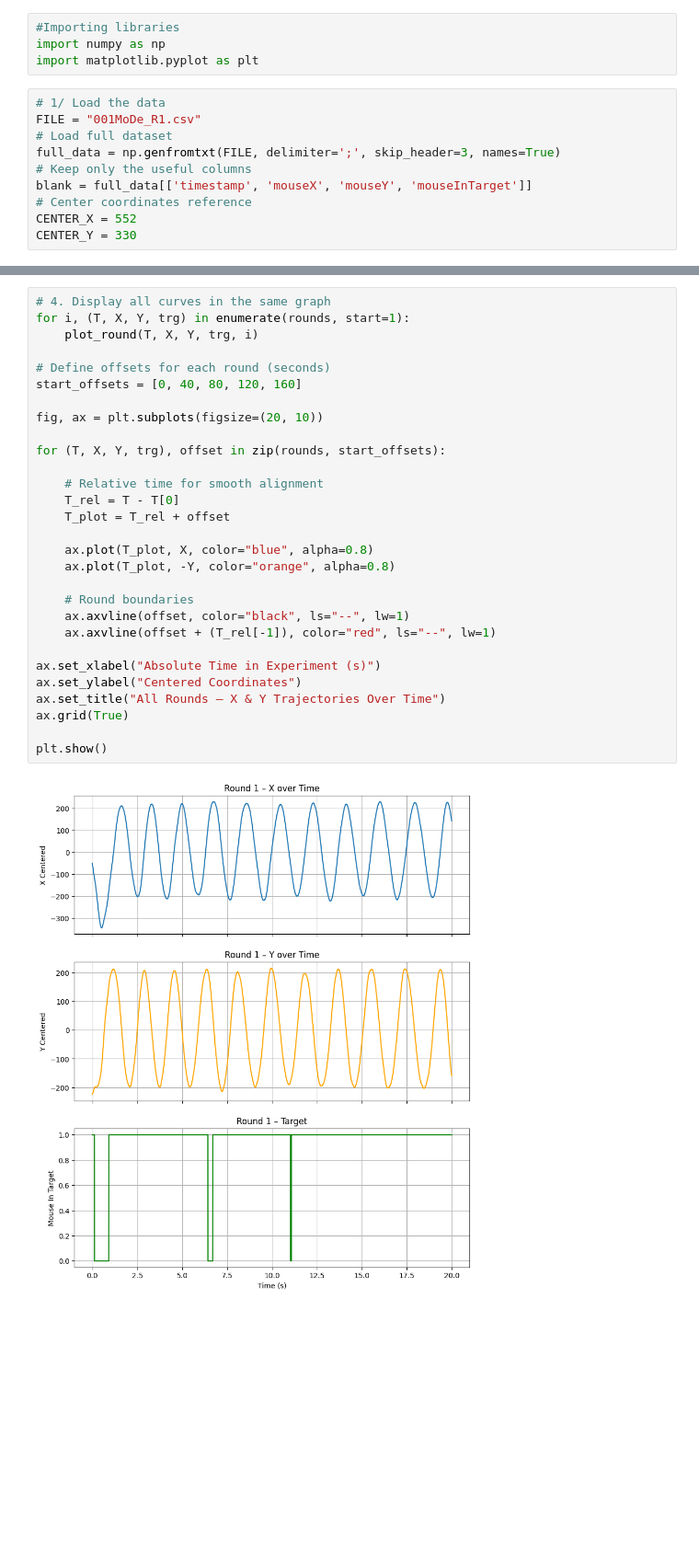
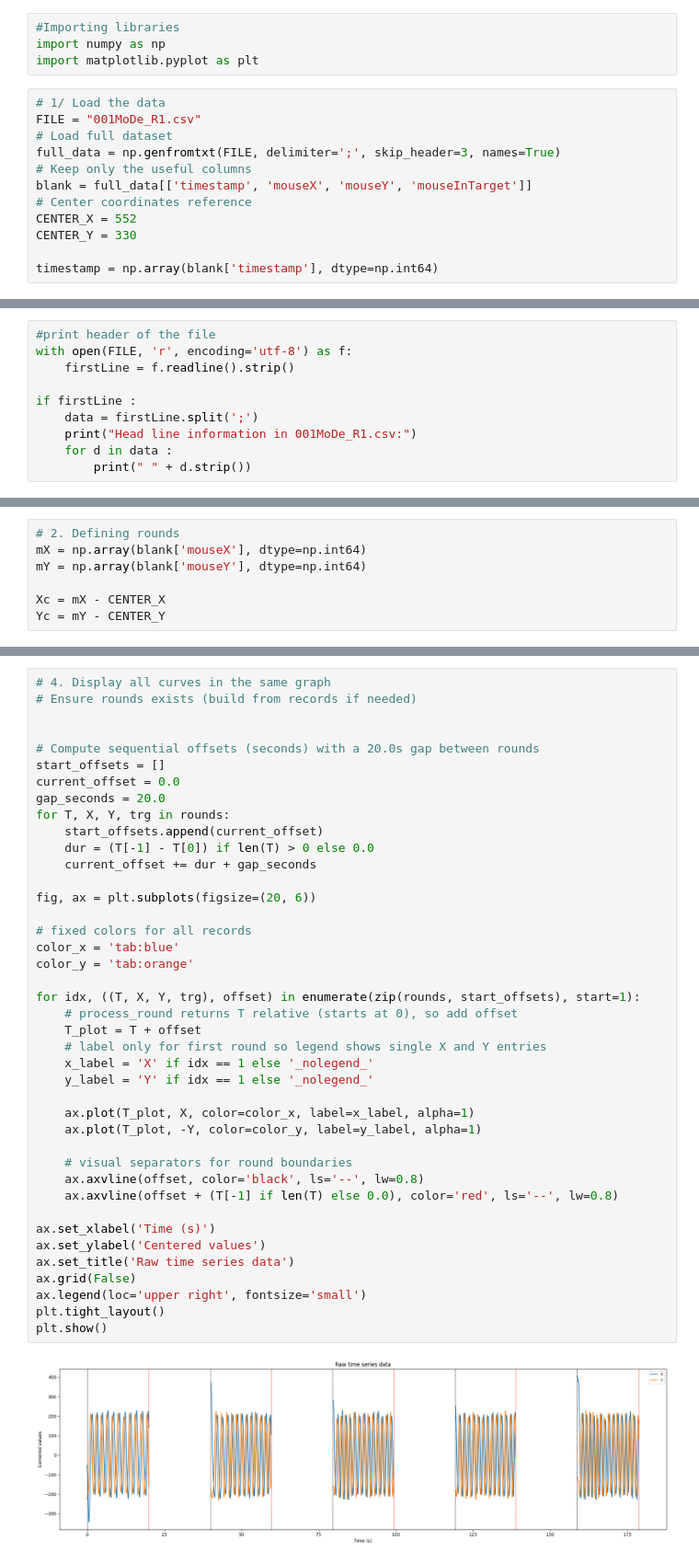
Before and after one commit to HugoDuc-student/Circular_Task_Assignment, a Jupyter notebook: Position_Over_Time_Graph.ipynb, the cells around one changed output, grey strips where cells are left out. Shown at 92% size. Drawn from its saved outputs; the diff is of its cells as text; blank space fills up the shorter version.

Commit message:
Finally succeded
automatised record detection

```diff
--- a/Position_Over_Time_Graph.ipynb
+++ b/Position_Over_Time_Graph.ipynb
@@ -12,3 +12,5 @@ blank = full_data[['timestamp', 'mouseX', 'mouseY', 'mouseInTarget']]
 # Center coordinates reference
 CENTER_X = 552
 CENTER_Y = 330
+
+timestamp = np.array(blank['timestamp'], dtype=np.int64)
@@ -37,0 +20,10 @@ rounds = [process_round(blank[start:end]) for start, end in round_indices]
+# %%
+#print header of the file
+with open(FILE, 'r', encoding='utf-8') as f:
+    firstLine = f.readline().strip()
+
+if firstLine :
+    data = firstLine.split(';')
+    print("Head line information in 001MoDe_R1.csv:")
+    for d in data :
+        print(" " + d.strip())
@@ -37,0 +48,7 @@ rounds = [process_round(blank[start:end]) for start, end in round_indices]
+# %%
+# 2. Defining rounds
+mX = np.array(blank['mouseX'], dtype=np.int64)
+mY = np.array(blank['mouseY'], dtype=np.int64)
+
+Xc = mX - CENTER_X
+Yc = mY - CENTER_Y
@@ -60,31 +160,43 @@ def plot_round(T, X, Y, target, round_number):
 # %%
 # 4. Display all curves in the same graph
-for i, (T, X, Y, trg) in enumerate(rounds, start=1):
-    plot_round(T, X, Y, trg, i)
+# Ensure rounds exists (build from records if needed)
 
-# Define offsets for each round (seconds)
-start_offsets = [0, 40, 80, 120, 160]
 
-fig, ax = plt.subplots(figsize=(20, 10))
+# Compute sequential offsets (seconds) with a 20.0s gap between rounds
+start_offsets = []
+current_offset = 0.0
+gap_seconds = 20.0
+for T, X, Y, trg in rounds:
+    start_offsets.append(current_offset)
+    dur = (T[-1] - T[0]) if len(T) > 0 else 0.0
+    current_offset += dur + gap_seconds
 
-for (T, X, Y, trg), offset in zip(rounds, start_offsets):
+fig, ax = plt.subplots(figsize=(20, 6))
 
-    # Relative time for smooth alignment
-    T_rel = T - T[0]
-    T_plot = T_rel + offset
+# fixed colors for all records
+color_x = 'tab:blue'
+color_y = 'tab:orange'
 
-    ax.plot(T_plot, X, color="blue", alpha=0.8)
-    ax.plot(T_plot, -Y, color="orange", alpha=0.8)
+for idx, ((T, X, Y, trg), offset) in enumerate(zip(rounds, start_offsets), start=1):
+    # process_round returns T relative (starts at 0), so add offset
+    T_plot = T + offset
+    # label only for first round so legend shows single X and Y entries
+    x_label = 'X' if idx == 1 else '_nolegend_'
+    y_label = 'Y' if idx == 1 else '_nolegend_'
 
-    # Round boundaries
-    ax.axvline(offset, color="black", ls="--", lw=1)
-    ax.axvline(offset + (T_rel[-1]), color="red", ls="--", lw=1)
+    ax.plot(T_plot, X, color=color_x, label=x_label, alpha=1)
+    ax.plot(T_plot, -Y, color=color_y, label=y_label, alpha=1)
 
-ax.set_xlabel("Absolute Time in Experiment (s)")
-ax.set_ylabel("Centered Coordinates")
-ax.set_title("All Rounds – X & Y Trajectories Over Time")
-ax.grid(True)
+    # visual separators for round boundaries
+    ax.axvline(offset, color='black', ls='--', lw=0.8)
+    ax.axvline(offset + (T[-1] if len(T) else 0.0), color='red', ls='--', lw=0.8)
 
+ax.set_xlabel('Time (s)')
+ax.set_ylabel('Centered values')
+ax.set_title('Raw time series data')
+ax.grid(False)
+ax.legend(loc='upper right', fontsize='small')
+plt.tight_layout()
 plt.show()
 # %% [output]
-[figure, old version]
+[figure, new version]
```
Also changed, not shown: parts of 7 cells of this notebook, 3 other files.
